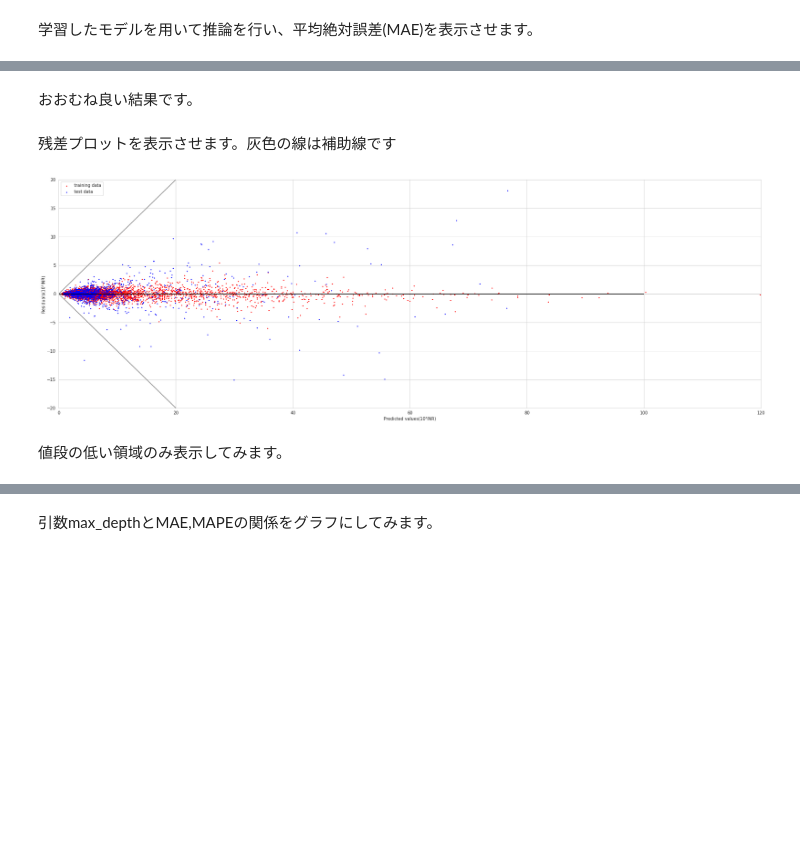
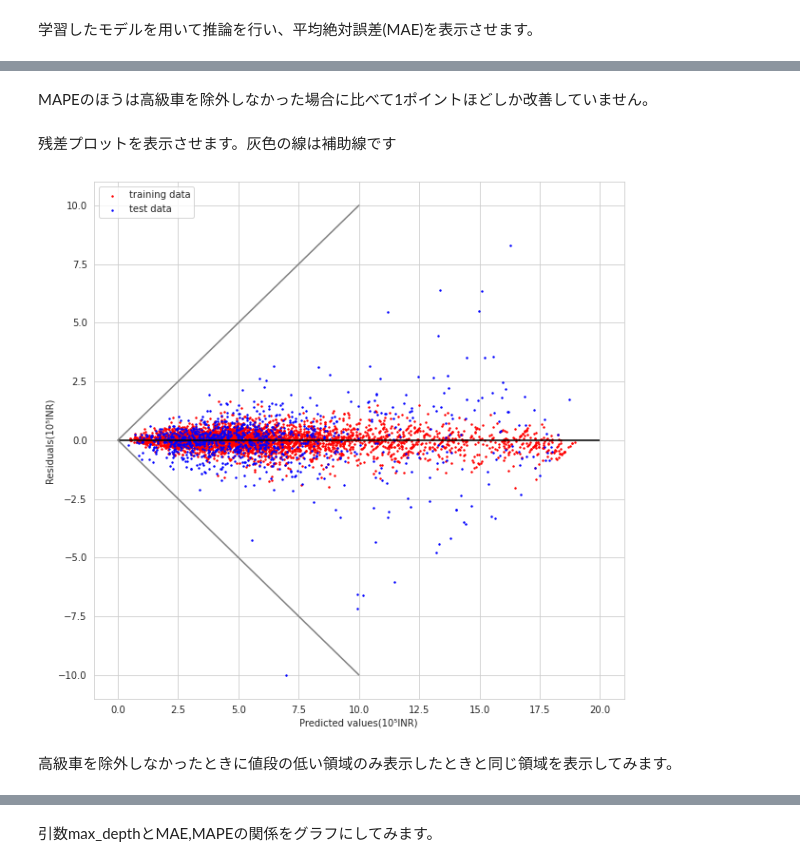
Before and after one commit to Kyotaro65/Used_Cars_Price_Prediction, a Jupyter notebook: Used_Cars_Price_Pred.ipynb, the cells around one changed output, grey strips where cells are left out. Cells and saved outputs as stored; diff of their text form; code cells hidden in the pictures; blank space fills up the shorter version.

```diff
--- a/Used_Cars_Price_Pred.ipynb
+++ b/Used_Cars_Price_Pred.ipynb
@@ -1091,39 +1159,6 @@ def target_encoder(X_train,X_test,y_train,y_test,col,label='Price'):
   df_re=pd.concat([X_re,y_re],axis=1)
 
   return df_re,X_re,y_re,train_re,test_re,X_train_re,X_test_re,y_train_re,y_test_re
-
-  """
-  #あまり意味がないので削除
-  #以下は間違ったコードがないかの確認。なければ df_re,X_re,y_re,train_re,test_re,X_train_re,X_test_re,y_train_re,y_test_re を返します。
-
-  print("")
-  print("--------------------------------------------------")
-  print("")
-
-  df=pd.concat([train,test],axis=0)
-  alert_count=[]
-
-  for i in df[col].unique():
-    df_man=df[df[col]==i]
-    alert=0
-
-    for j in df_man[str(col)+'_code']:
-      if j != agg_seri[i]:
-        alert+=1
-
-    if alert>0:
-      alert_count.append([i,alert])
-
-  if alert_count==[]:
-    print("問題なくエンコーディングできました。")
-    return df_re,X_re,y_re,train_re,test_re,X_train_re,X_test_re,y_train_re,y_test_re
-
-  else:
-    print("以下のグループ内でそれぞれ間違ったコードがあります。")
-    print("")
-    df_alert=pd.DataFrame(alert_count, columns=['グループラベル', '間違ったコードの出現回数'])
-    print(df_alert)
-  """
 # %% [markdown]
 'Manufacturer','Location'のTarget Encodingを実行します。
 # %%
@@ -1261,26 +1319,24 @@ testMAPE 13.162527085586268
-# %% [markdown]
-おおむね良い結果です。
+# %% [markdown]
+MAPEのほうは高級車を除外しなかった場合に比べて1ポイントほどしか改善していません。
 # %% [markdown]
 残差プロットを表示させます。灰色の線は補助線です
 # %%
-plt.figure(figsize=(30,10))
+plt.figure(figsize=(10,10))
 plt.scatter(y_train_pred,(y_train_pred-y_train),c='red',label='training data',s=2)
 plt.scatter(y_test_pred,(y_test_pred-y_test),c='blue',label='test data',s=2)
-plt.hlines(y=0,xmin=0,xmax=100,color='black')
-x1=np.linspace(0, 20, 100)
-x2=np.linspace(0, 30, 100)
+plt.hlines(y=0,xmin=0,xmax=20,color='black')
+x1=np.linspace(0, 10, 100)
+x2=np.linspace(0, 10, 100)
 plt.plot(x1, x1,c="gray")
 plt.plot(x2, -x2,c="gray")
 plt.legend(loc='upper left')
 plt.xlabel('Predicted values(10⁵INR)')
 plt.ylabel('Residuals(10⁵INR)')
-plt.ylim(-20,20)
-plt.xlim(0,120)
 plt.show()
 # %% [output]
-[figure, old version]
+[figure, new version]
-# %% [markdown]
-値段の低い領域のみ表示してみます。
+# %% [markdown]
+高級車を除外しなかったときに値段の低い領域のみ表示したときと同じ領域を表示してみます。
 # %%
 plt.figure(figsize=(16,8))
 plt.scatter(y_train_pred,(y_train_pred-y_train),c='red',label='training data',s=2)
```
Also changed, not shown: parts of 37 cells of this notebook.
